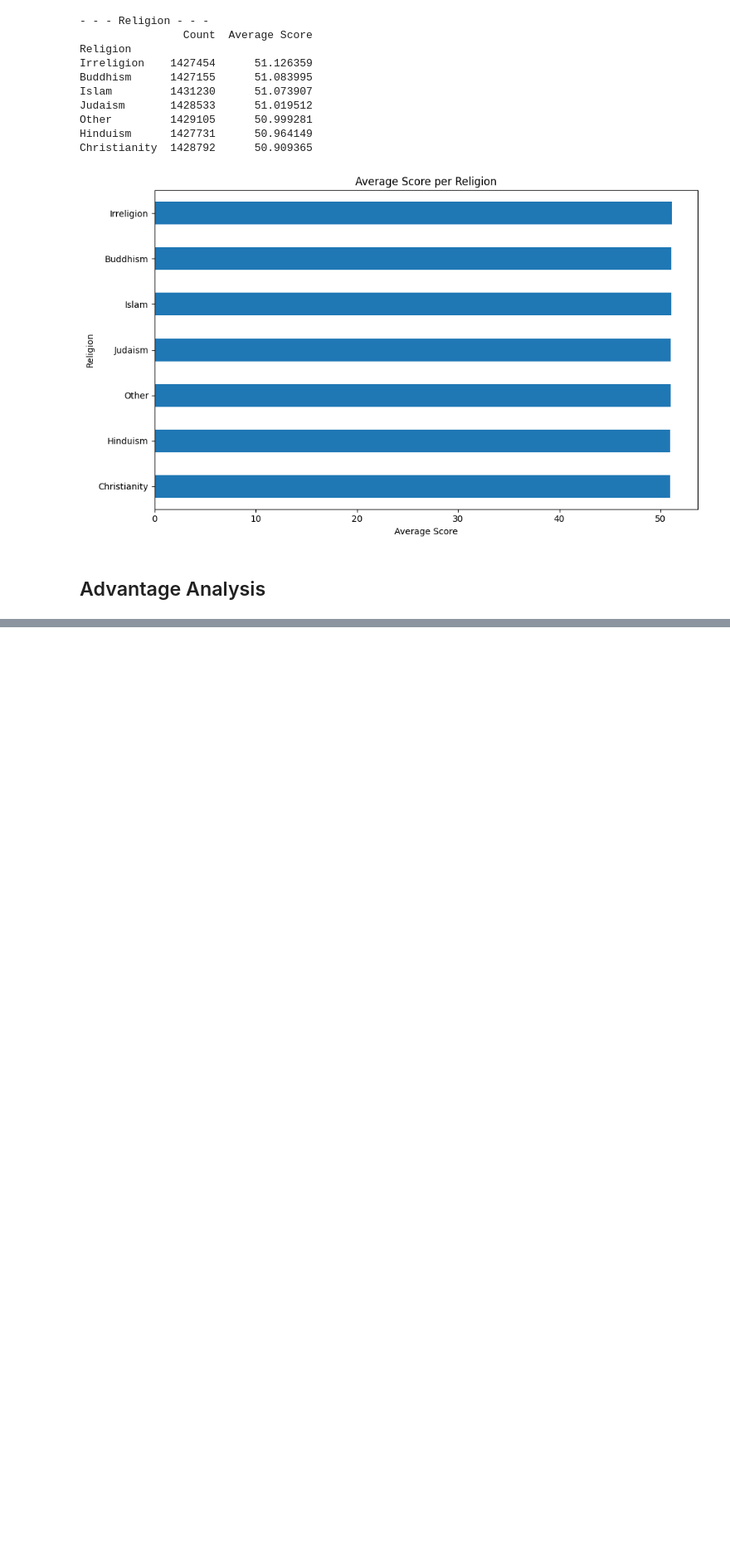
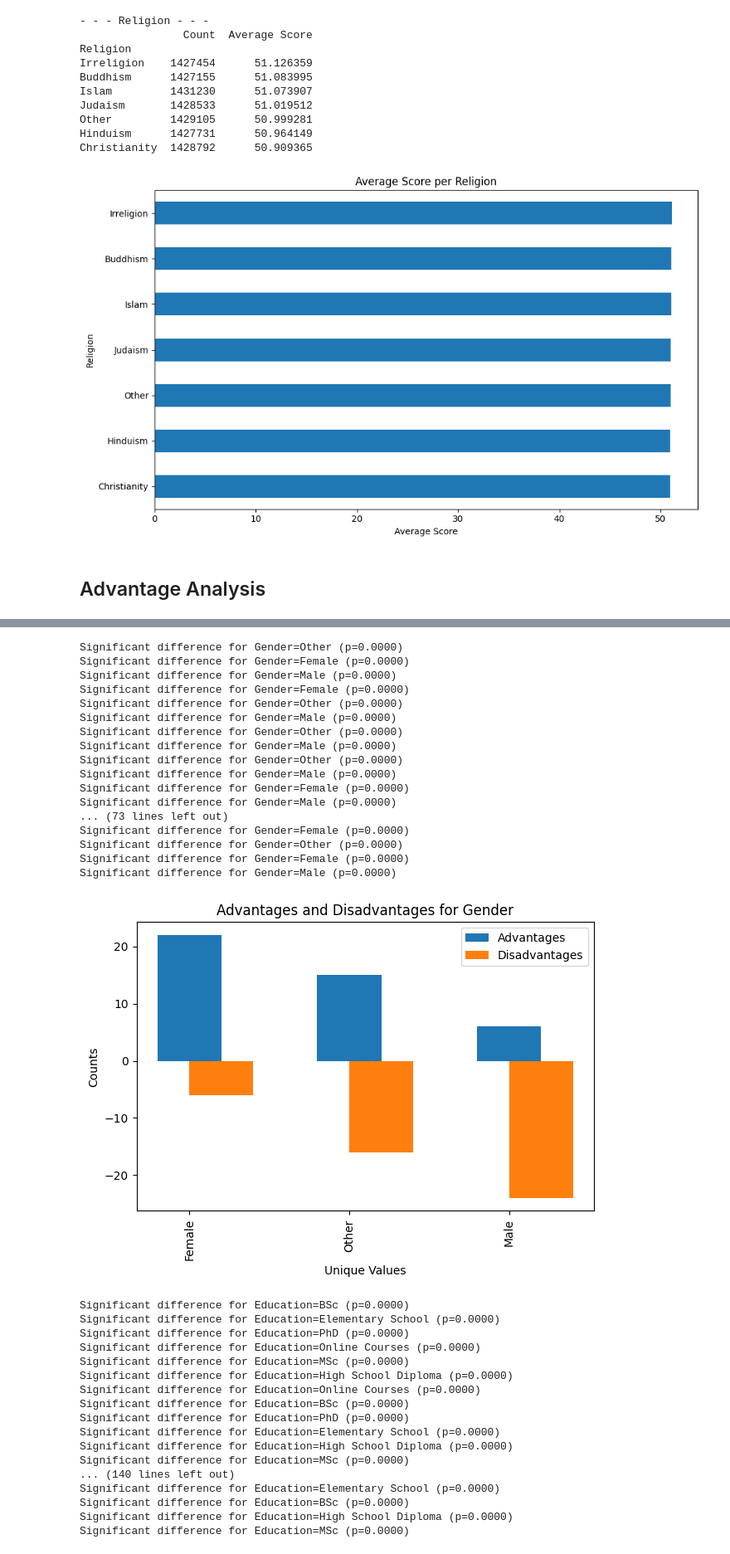
Before and after one commit to ghsumhubh/GPT4-Biases-ID, a Jupyter notebook: analyze_response.ipynb, the cells around one changed output, grey strips where cells are left out. Shown: that part at 83% size. Cells and saved outputs as stored; diff of their text form; code cells hidden in the pictures; blank space fills up the shorter version.

```diff
--- a/analyze_response.ipynb
+++ b/analyze_response.ipynb
@@ -216,0 +182,71 @@ Disadvantages for Favorite Utensil
+# %%
+def print_all_advantages_and_disadvantages(dfs, alpha=0.001):
+    columns = dfs[0].columns
+    exclude_columns = ['Name', 'Score']
+
+    for column in columns:
+        if column not in exclude_columns:
+            advantages, disadvantages = get_all_advantages_and_disadvantages(dfs, column, alpha)
+
+            # Prepare data for plotting
+            labels = list(set(advantages.keys()) | set(disadvantages.keys()))
+            adv_values = [advantages.get(label, 0) for label in labels]
+            disadv_values = [-disadvantages.get(label, 0) for label in labels]  # Make disadvantages negative for clarity
+
+            # Plot
+            x = range(len(labels))  # Label locations
+            fig, ax = plt.subplots()
+            ax.bar(x, adv_values, width=0.4, label='Advantages', align='center')
+            ax.bar(x, disadv_values, width=0.4, label='Disadvantages', align='edge')
+
+            ax.set_xlabel('Unique Values')
+            ax.set_ylabel('Counts')
+            ax.set_title(f'Advantages and Disadvantages for {column}')
+            ax.set_xticks(x)
+            ax.set_xticklabels(labels, rotation='vertical')
+            ax.legend()
+
+            # Show plot
+            plt.tight_layout()
+            plt.show()
+# %%
+FOLDER_PATH = 'responses/part b/'
+
+dfs = [pd.read_csv(os.path.join(FOLDER_PATH, file)) for file in os.listdir(FOLDER_PATH) if file.endswith('.csv') and file != 'gpt_response2.csv']
+print_all_advantages_and_disadvantages(dfs, alpha=0.000001)
+# %% [output]
+Significant difference for Gender=Other (p=0.0000)
+Significant difference for Gender=Female (p=0.0000)
+Significant difference for Gender=Male (p=0.0000)
+Significant difference for Gender=Female (p=0.0000)
+Significant difference for Gender=Other (p=0.0000)
+Significant difference for Gender=Male (p=0.0000)
+Significant difference for Gender=Other (p=0.0000)
+Significant difference for Gender=Male (p=0.0000)
+Significant difference for Gender=Other (p=0.0000)
+Significant difference for Gender=Male (p=0.0000)
+Significant difference for Gender=Female (p=0.0000)
+Significant difference for Gender=Male (p=0.0000)
+... (73 lines left out)
+Significant difference for Gender=Female (p=0.0000)
+Significant difference for Gender=Other (p=0.0000)
+Significant difference for Gender=Female (p=0.0000)
+Significant difference for Gender=Male (p=0.0000)
+[figure, added]
+Significant difference for Education=BSc (p=0.0000)
+Significant difference for Education=Elementary School (p=0.0000)
+Significant difference for Education=PhD (p=0.0000)
+Significant difference for Education=Online Courses (p=0.0000)
+Significant difference for Education=MSc (p=0.0000)
+Significant difference for Education=High School Diploma (p=0.0000)
+Significant difference for Education=Online Courses (p=0.0000)
+Significant difference for Education=BSc (p=0.0000)
+Significant difference for Education=PhD (p=0.0000)
+Significant difference for Education=Elementary School (p=0.0000)
+Significant difference for Education=High School Diploma (p=0.0000)
+Significant difference for Education=MSc (p=0.0000)
+... (140 lines left out)
+Significant difference for Education=Elementary School (p=0.0000)
+Significant difference for Education=BSc (p=0.0000)
+Significant difference for Education=High School Diploma (p=0.0000)
+Significant difference for Education=MSc (p=0.0000)
```
Also changed, not shown: parts of 5 cells of this notebook, 1 other file.
